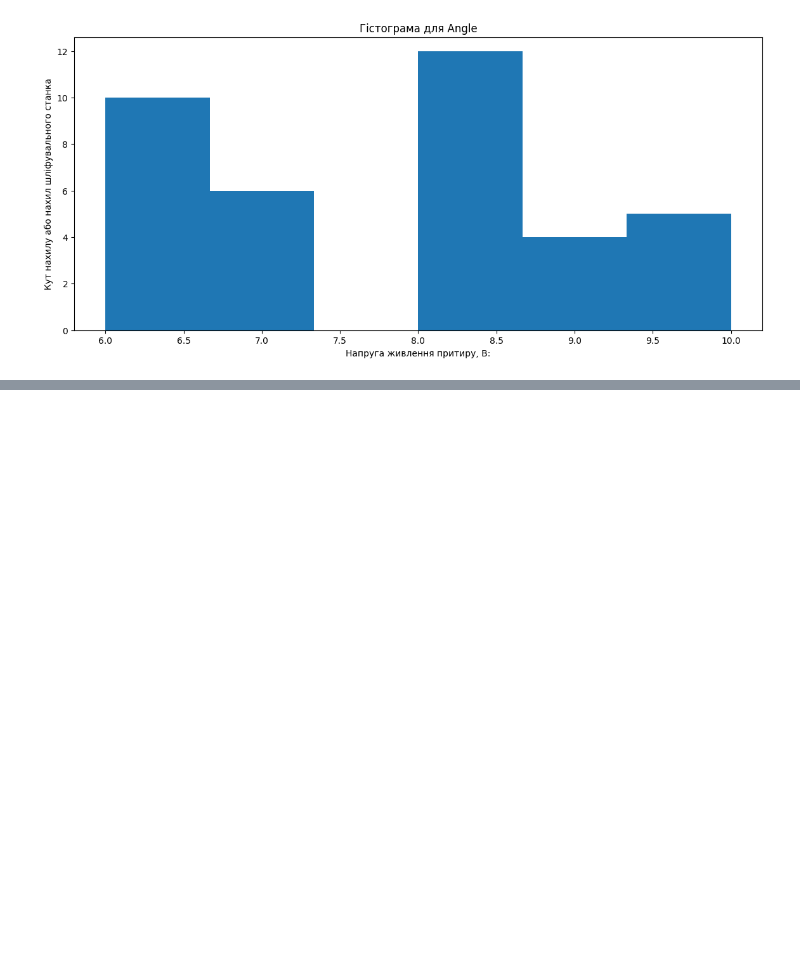
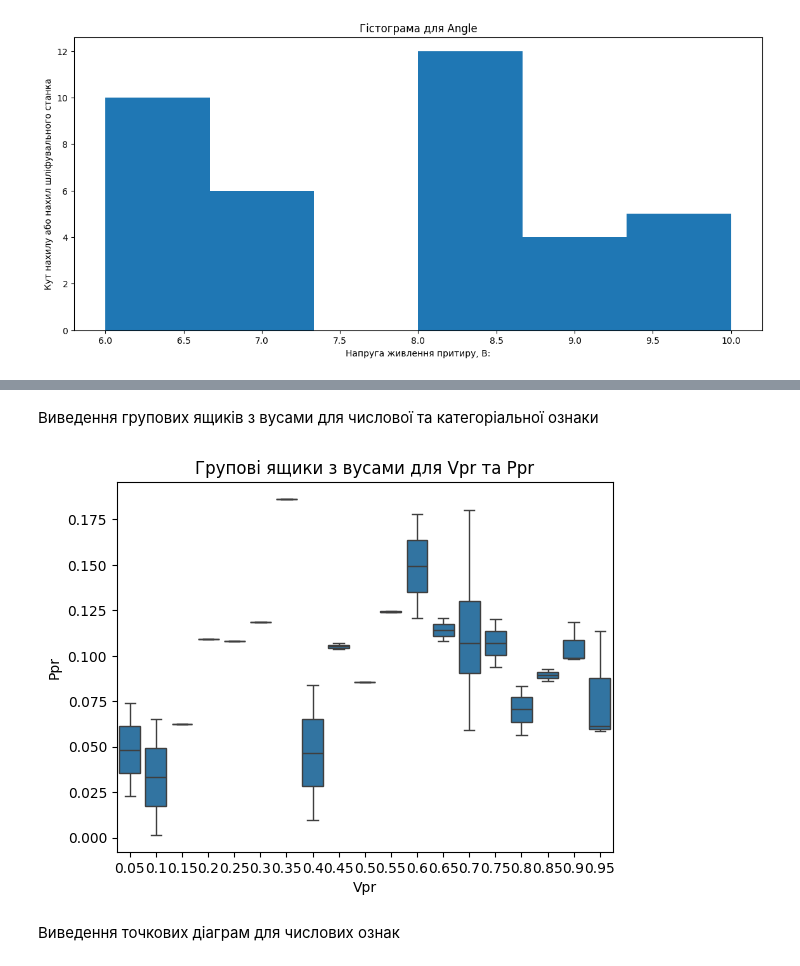
Before and after one commit to IrynaBarnych/AI_EX, a Jupyter notebook: exam/Екзамен.ipynb, the cells around one changed output, grey strips where cells are left out. Cells and saved outputs as stored; diff of their text form; code cells hidden in the pictures; blank space fills up the shorter version.

```diff
--- a/exam/Екзамен.ipynb
+++ b/exam/Екзамен.ipynb
@@ -298,0 +362,16 @@ for column_name in df.columns:
+# %% [markdown]
+Виведення групових ящиків з вусами для числової та категоріальної ознаки
+# %%
+# Виведення групових ящиків з вусами
+import seaborn as sns
+
+# Виведення ящиків з вусами
+sns.boxplot(x='Vpr', y='Ppr', data=df)
+plt.title('Групові ящики з вусами для Vpr та Ppr')
+plt.xlabel('Vpr')
+plt.ylabel('Ppr')
+plt.show()
+# %% [output]
+[figure, added]
+# %% [markdown]
+Виведення точкових діаграм для числових ознак
```
Also changed, not shown: parts of 10 cells of this notebook.
